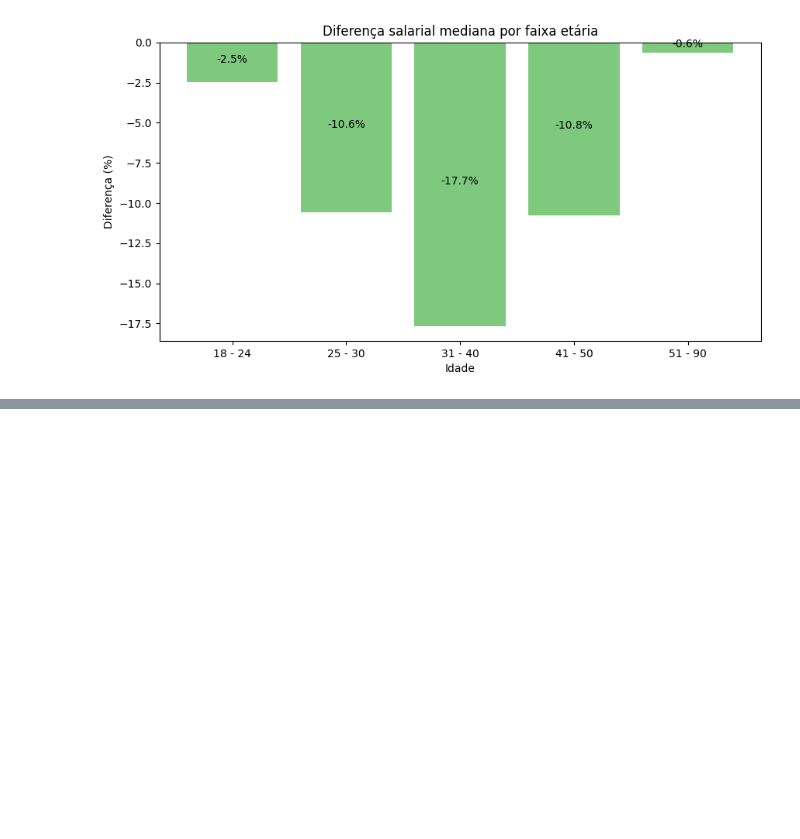
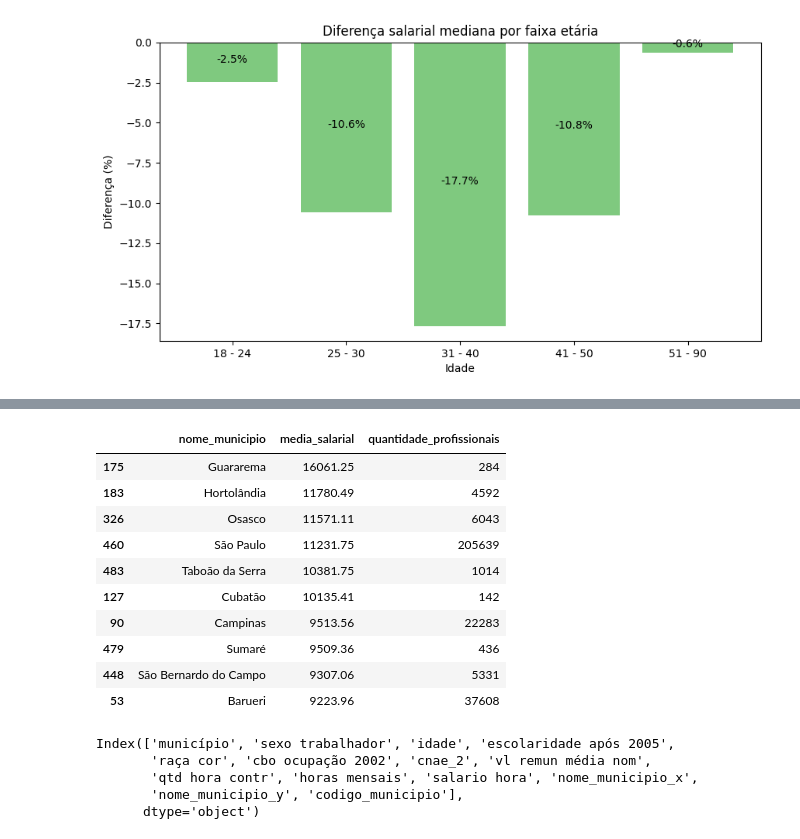
Before and after one commit to ricardo-gmarques/estagio, a Jupyter notebook: analise_rais2023.ipynb, the cells around one changed output, grey strips where cells are left out. Drawn from its saved outputs; the diff is of its cells as text; code cells hidden in the pictures; blank space fills up the shorter version.

```diff
--- a/analise_rais2023.ipynb
+++ b/analise_rais2023.ipynb
@@ -1614,0 +1562,11 @@ print(total_fem/(total_fem+total_masc)*100)
+# %%
+# 6.7.2 - Padronizar código do município no dataframe RAIS
+
+df['codigo_municipio'] = (
+    df['município']
+    .astype(float)
+    .astype(int)
+    .astype(str)
+)
+
+df[['município', 'codigo_municipio']].head()
@@ -1614,0 +1580,55 @@ print(total_fem/(total_fem+total_masc)*100)
+# %%
+# 6.7.3 - Top 10 municípios com maior média salarial e pelo menos 100 profissionais
+
+media_municipio = (
+    df.groupby('codigo_municipio')
+      .agg(
+          media_salarial=('vl remun média nom', 'mean'),
+          quantidade_profissionais=('vl remun média nom', 'count')
+      )
+      .reset_index()
+)
+
+media_municipio = media_municipio.merge(
+    municipios_sp,
+    on='codigo_municipio',
+    how='left'
+)
+
+media_municipio = media_municipio[
+    media_municipio['quantidade_profissionais'] >= 100
+]
+
+top10_media_municipios = (
+    media_municipio
+    .sort_values('media_salarial', ascending=False)
+    .head(10)
+)
+
+top10_media_municipios = top10_media_municipios[
+    ['nome_municipio', 'media_salarial', 'quantidade_profissionais']
+]
+
+top10_media_municipios['media_salarial'] = top10_media_municipios['media_salarial'].round(2)
+
+top10_media_municipios
+# %% [output]
+|  | nome_municipio | media_salarial | quantidade_profissionais |
+| 175 | Guararema | 16061.25 | 284 |
+| 183 | Hortolândia | 11780.49 | 4592 |
+| 326 | Osasco | 11571.11 | 6043 |
+| 460 | São Paulo | 11231.75 | 205639 |
+| 483 | Taboão da Serra | 10381.75 | 1014 |
+| 127 | Cubatão | 10135.41 | 142 |
+| 90 | Campinas | 9513.56 | 22283 |
+| 479 | Sumaré | 9509.36 | 436 |
+| 448 | São Bernardo do Campo | 9307.06 | 5331 |
+| 53 | Barueri | 9223.96 | 37608 |
+# %%
+df.columns
+# %% [output]
+Index(['município', 'sexo trabalhador', 'idade', 'escolaridade após 2005',
+       'raça cor', 'cbo ocupação 2002', 'cnae_2', 'vl remun média nom',
+       'qtd hora contr', 'horas mensais', 'salario hora', 'nome_municipio_x',
+       'nome_municipio_y', 'codigo_municipio'],
+      dtype='object')
```
Also changed, not shown: parts of 10 cells of this notebook.
